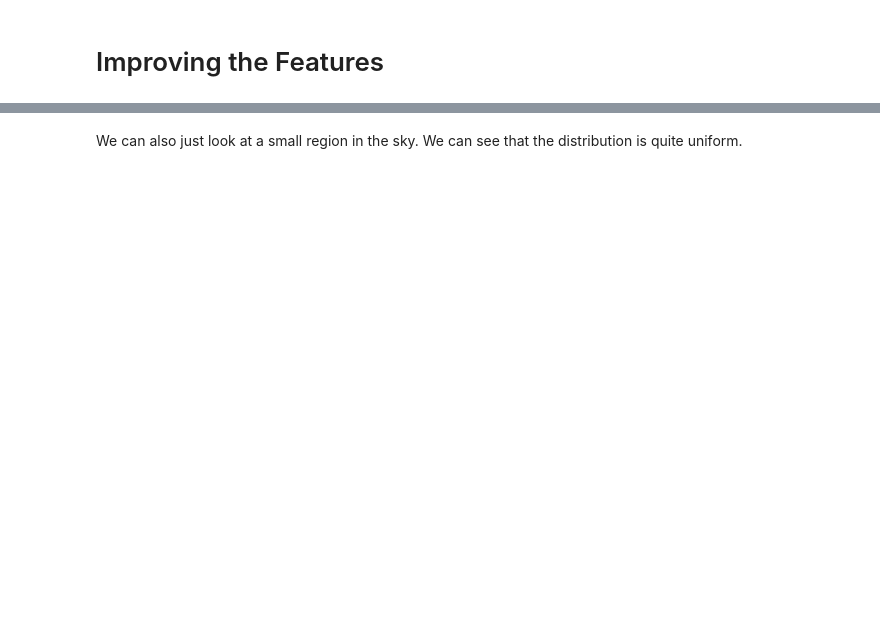
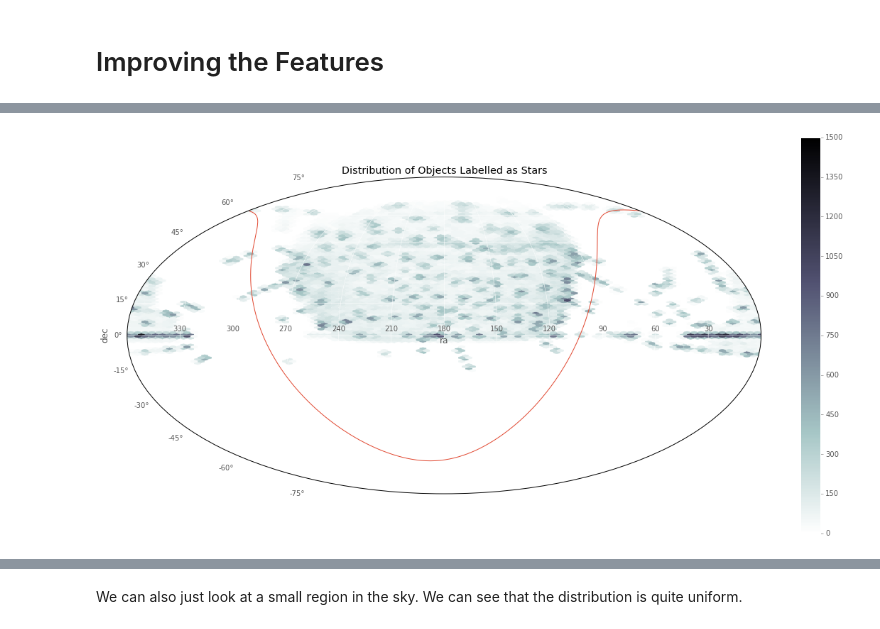
Before and after one commit to chengsoonong/mclass-sky, a Jupyter notebook: sdss_features.ipynb, the cells around one changed output, grey strips where cells are left out. Saved outputs shown, nothing was run; the diff lists cells and outputs as text; code cells hidden in the pictures; blank space fills up the shorter version.

```diff
--- a/sdss_features.ipynb
+++ b/sdss_features.ipynb
@@ -56,0 +109,4 @@ sns.jointplot(sdss[sdss['class']=='Galaxy']['ra'], sdss[sdss['class']=='Galaxy']
+# %%
+plot_hex_map(star_ra, star_dec, origin=180, title='Distribution of Objects Labelled as Stars', milky_way=True)
+# %% [output]
+[figure, added]
```
Also changed, not shown: parts of 71 cells of this notebook.
